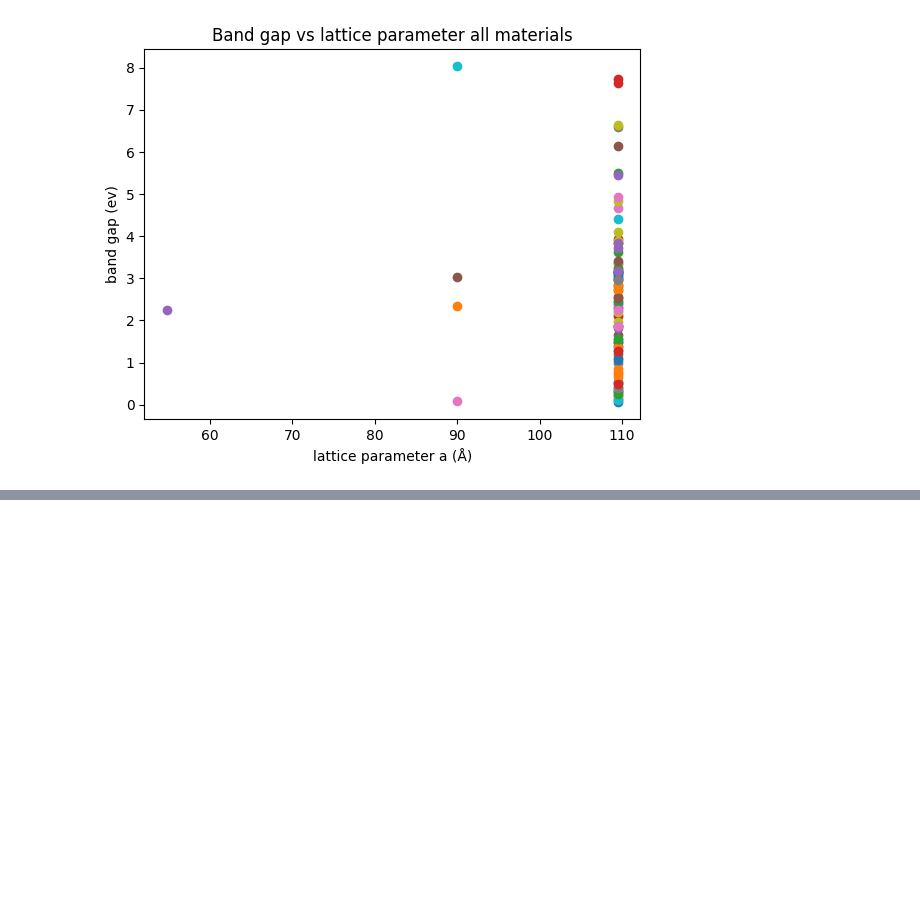
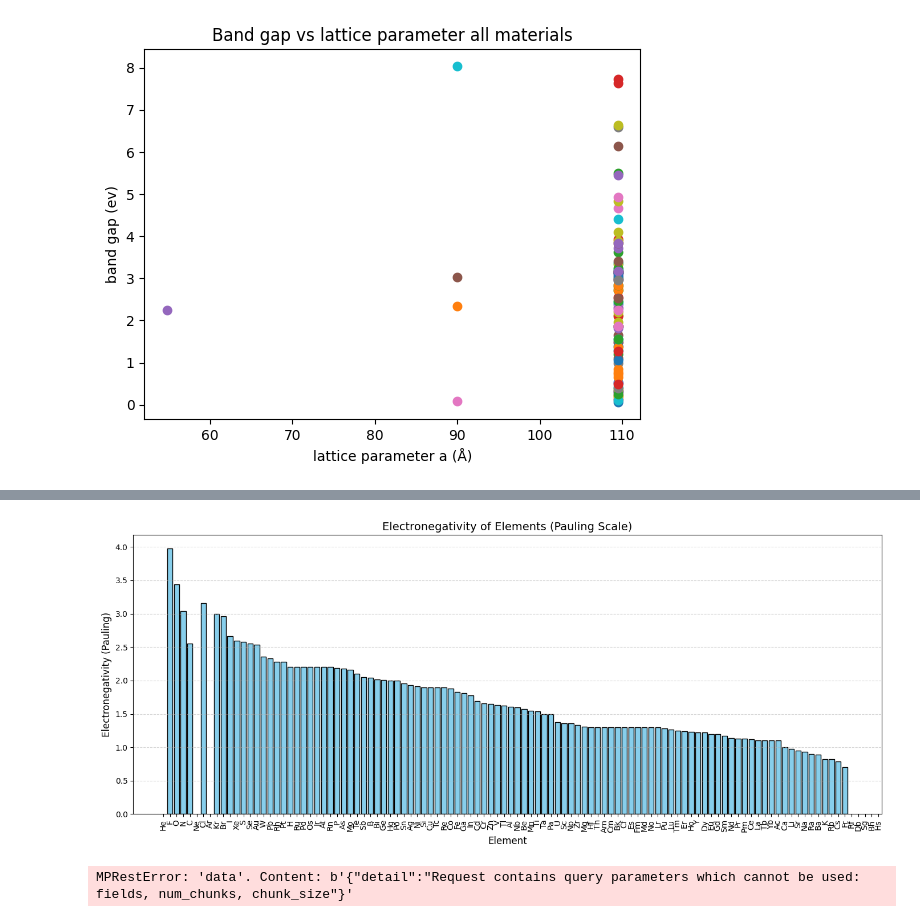
Before and after one commit to immischein/ML-bandgap, a Jupyter notebook: Bandgaps_ML_Model.ipynb, the cells around one changed output, grey strips where cells are left out. Drawn from its saved outputs; the diff is of its cells as text; code cells hidden in the pictures; blank space fills up the shorter version.

Commit message:
Some progreess. Obtained correlation figure for electronegativity

```diff
--- a/Bandgaps_ML_Model.ipynb
+++ b/Bandgaps_ML_Model.ipynb
@@ -31,0 +112,29 @@ plt.savefig("bandgap all.png")
+# %%
+from pymatgen.core.periodic_table import Element
+import matplotlib.pyplot as plt
+
+# Collect elements and their electronegativities
+symbols = []
+values = []
+
+for el in Element:
+    if el.X is not None:
+        symbols.append(el.symbol)
+        values.append(el.X)
+
+# Sort by electronegativity
+sorted_pairs = sorted(zip(symbols, values), key=lambda x: x[1], reverse=True)
+symbols_sorted, values_sorted = zip(*sorted_pairs)
+
+# Plot
+plt.figure(figsize=(14, 6))
+plt.bar(symbols_sorted, values_sorted, color='skyblue', edgecolor='black')
+plt.xlabel("Element", fontsize=12)
+plt.ylabel("Electronegativity (Pauling)", fontsize=12)
+plt.title("Electronegativity of Elements (Pauling Scale)", fontsize=14)
+plt.xticks(rotation=90)
+plt.tight_layout()
+plt.grid(axis='y', linestyle='--', alpha=0.5)
+plt.show()
+# %% [output]
+[figure, added]
@@ -31,0 +194,15 @@ plt.savefig("bandgap all.png")
+# %%
+with MPRester(API_key) as mpr:
+    docs = mpr.materials.summary.search(
+        fields=["material_id", "formula_pretty", "elements"],
+        num_chunks=1,
+        chunk_size=10
+    )
+
+    for doc in docs:
+        print(f"\n{doc.material_id}: {doc.formula_pretty}")
+        for el in doc.elements:
+            en = Element(el).X
+            print(f"  {el}: {en}")
+# %% [output]
+MPRestError: 'data'. Content: b'{"detail":"Request contains query parameters which cannot be used: fields, num_chunks, chunk_size"}'
```
Also changed, not shown: parts of 10 cells of this notebook.
